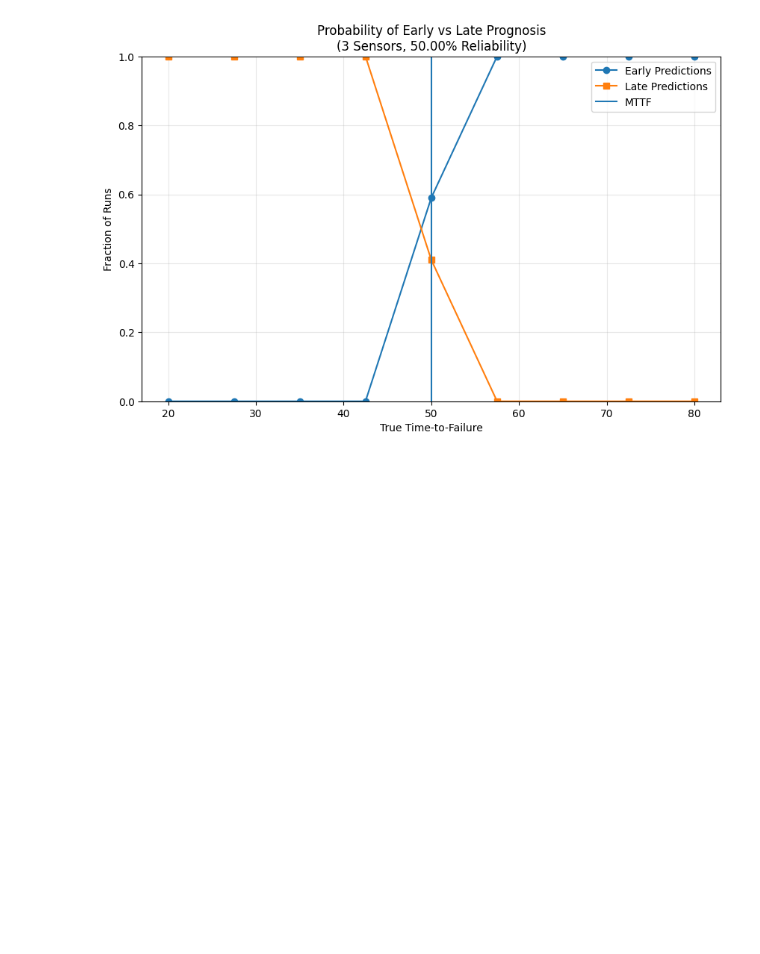
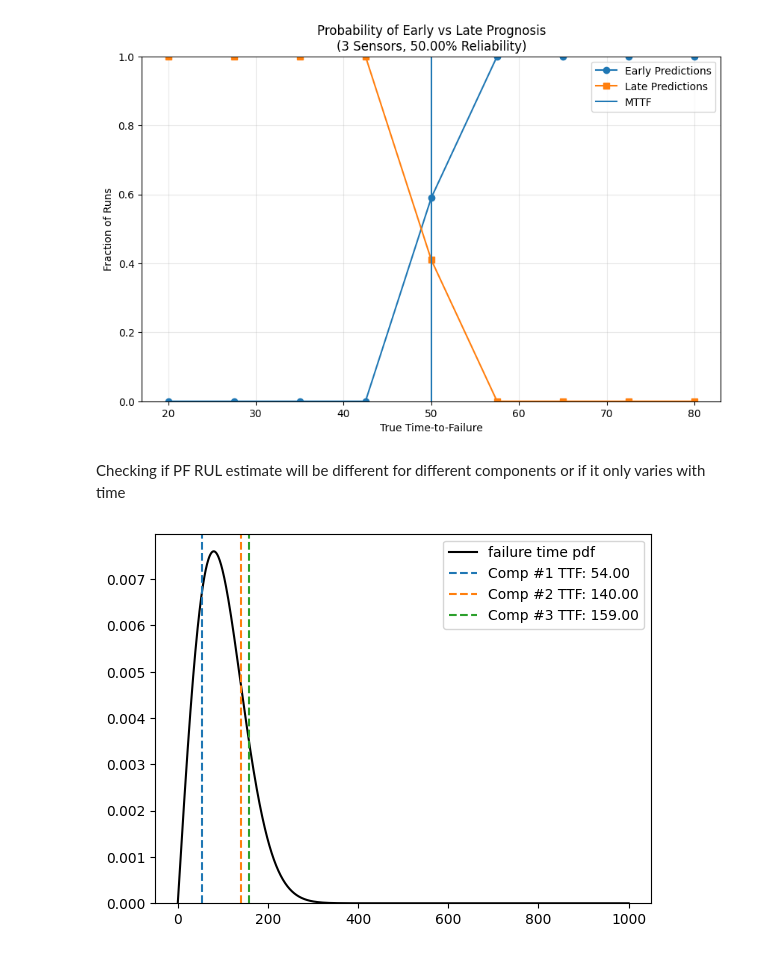
Before and after one commit to andreyaW/KISS2, a Jupyter notebook: object_testing_notebooks/particleFilter.ipynb, the cells around one changed output. Saved outputs shown, nothing was run; the diff lists cells and outputs as text; code cells hidden in the pictures; blank space fills up the shorter version.

```diff
--- a/object_testing_notebooks/particleFilter.ipynb
+++ b/object_testing_notebooks/particleFilter.ipynb
@@ -408,3 +408,41 @@ plt.show()
 # %% [output]
 [figure]
 [figure]
+# %% [markdown]
+Checking if PF RUL estimate will be different for different components or if it only varies with time
+# %%
+from component_objects.component_weibull import WeibullComponent
+from sensor_objects.binary_diagnostic_sensor import BinaryDiagnosticSensor
+import numpy as np
+import matplotlib.pyplot as plt
+
+# fix random seed
+random_seed = 74
+np.random.seed(random_seed)
+
+# simulation parameters
+comp_MTTF = 100
+shape_parameter= 2
+num_comps = 3                           # number of failure instances from distribution
+num_diagnostic_sensors = 3              # number of diagnostic sensors used as evidence for prognosis
+diagnostic_sensor_reliability = 1.00    # starting with 100% sensing accuracy
+
+# initialize n components with the same weibull distribution
+comps = [WeibullComponent(f"Comp #{i+1}", MTTF = comp_MTTF, MTTR= 10, shape=shape_parameter) for i in range(3)]
+
+# plot the component faiure distribution and highlight the n comp failure instances
+t_array = np.linspace(0, 1000, 1000)
+plt.figure()
+ax = comps[0].plot_failure_pdf(t_array)
+comps[1].plot_time_to_fail()
+comps[2].plot_time_to_fail()
+plt.show()
+
+# initialize diagnosis sensors for each component which all have the same sensing reliability
+diagnostic_sensors = [None for _ in range(num_comps)]
+for i in range(num_comps):
+    diagnostic_sensors[i] = [BinaryDiagnosticSensor(diagnostic_sensor_reliability) for _ in range(num_diagnostic_sensors)]
+
+# pair diagnostic sensors and one prognosis sensor to the components
+# %% [output]
+[figure, added]
```
Also changed, not shown: 5 other files.
